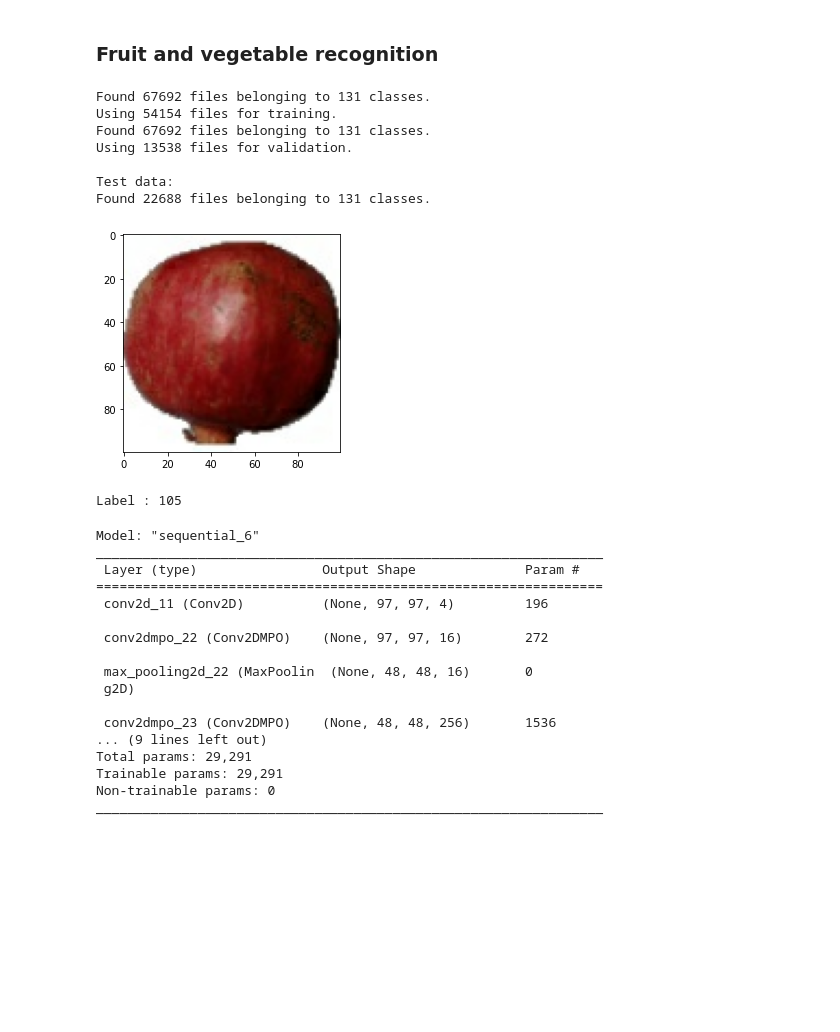
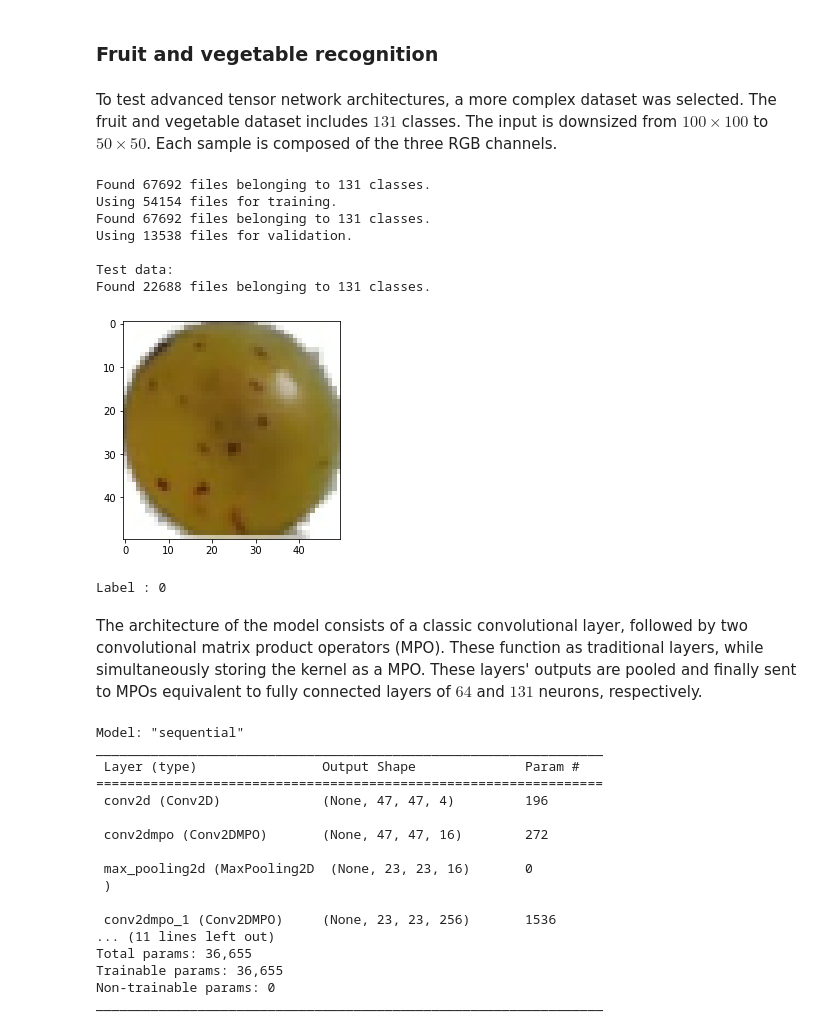
Before and after one commit to jtfreitas/QInfo_Final, a Jupyter notebook: final_nb.ipynb, the cells around one changed output. Saved outputs shown, nothing was run; the diff lists cells and outputs as text; code cells hidden in the pictures; blank space fills up the shorter version.

```diff
--- a/final_nb.ipynb
+++ b/final_nb.ipynb
@@ -241,5 +255,7 @@ show_conf_matrix(conf_matrix, "Test data", dpi=160, tight_layout='pad')
 # %% [markdown]
 ### Fruit and vegetable recognition
+# %% [markdown]
+To test advanced tensor network architectures, a more complex dataset was selected. The fruit and vegetable dataset includes $131$ classes. The input is downsized from $100 \times 100$ to $50 \times 50$. Each sample is composed of the three RGB channels.
 # %%
 train_dir = os.getcwd() + "/fruits360/Training"
 test_dir  = os.getcwd() + "/fruits360/Test"
@@ -293,21 +279,20 @@ Found 22688 files belonging to 131 classes.
 # %%
 normalization_layer = tf.keras.layers.Rescaling(1./255)
 
 normalized_ds_train = train_ds.map(lambda x, y: (normalization_layer(x), y))
 image_batch_train, labels_batch_train = next(iter(normalized_ds_train))
 
-normalized_ds_val = val_ds.map(lambda x, y: (normalization_layer(x), y))
-image_batch_val, labels_batch_val = next(iter(normalized_ds_val))
+first_image = image_batch_train
+in_shape_fruits = image_batch_train.shape
 
-first_image = image_batch_train[0]
-in_shape = first_image.shape
-
-plt.imshow(first_image)
+plt.imshow()
 plt.show()
 print(f"Label : {np.argmax(labels_batch_train[0])}")
 # %% [output]
-[figure, old version]
+[figure, new version]
-Label : 105
+Label : 0
+# %% [markdown]
+The architecture of the model consists of a classic convolutional layer, followed by two convolutional matrix product operators (MPO). These function as traditional layers, while simultaneously storing the kernel as a MPO. These layers' outputs are pooled and finally sent to MPOs equivalent to fully connected layers of $64$ and $131$ neurons, respectively.
 # %%
 #Building the tensor network
 
@@ -315,20 +300,20 @@ tn_reg_dense = regularizers.l2(1e-5)
 tn_reg_conv  = regularizers.l2(1e-5)
 
 tn_convolutional_model = tf.keras.Sequential([
-  Input((in_shape)),
+  Input((in_shape_fruits)),
   Conv2D(4, kernel_size=4),
   Conv2DMPO(16, data_format = "channels_last", kernel_size=2, num_nodes=2, bond_dim=8, activation="relu", activity_regularizer = tn_reg_conv),
   MaxPooling2D(pool_size=(2,2)),
   Conv2DMPO(256, data_format = "channels_last", kernel_size=2, num_nodes=4, bond_dim=8, activation="relu", activity_regularizer = tn_reg_conv),
   MaxPooling2D(pool_size=(2,2)),
-  # Conv2DMPO(256, data_format = "channels_last", kernel_size=2, num_nodes=4, bond_dim=8, activation="relu"),
   fruit_TN1(bond_dim = 5, activity_regularizer = tn_reg_dense),
-  fruit_TN2(bond_dim = 1, activity_regularizer = tn_reg_dense),
+  tf.keras.layers.Dropout(0.5, name='dropout1'),
+  fruit_TN2(bond_dim = 4, activity_regularizer = tn_reg_dense),
   ])
 
 tn_convolutional_model.summary()
 
-lr_schedule = optimizers.schedules.ExponentialDecay(0.01, 800, 0.1)
+lr_schedule = optimizers.schedules.ExponentialDecay(0.01, 800, 0.5)
 #The loss was blowing up, meaning the training was reaching a point where
 #the learning rate was too large, so I wrote it with a schedule which makes it
 #decay to 10% every 500 training steps (batch runs)
@@ -337,21 +322,21 @@ lr_schedule = optimizers.schedules.ExponentialDecay(0.01, 800, 0.1)
 opt = optimizers.Adam(learning_rate = lr_schedule, amsgrad=True)
 tn_convolutional_model.compile(optimizer = opt, loss = 'categorical_crossentropy', metrics = ['Precision'])
 # %% [output]
-Model: "sequential_6"
+Model: "sequential"
 _________________________________________________________________
  Layer (type)                Output Shape              Param #
 =================================================================
- conv2d_11 (Conv2D)          (None, 97, 97, 4)         196
+ conv2d (Conv2D)             (None, 47, 47, 4)         196
 
- conv2dmpo_22 (Conv2DMPO)    (None, 97, 97, 16)        272
+ conv2dmpo (Conv2DMPO)       (None, 47, 47, 16)        272
 
- max_pooling2d_22 (MaxPoolin  (None, 48, 48, 16)       0
- g2D)
+ max_pooling2d (MaxPooling2D  (None, 23, 23, 16)       0
+ )
 
- conv2dmpo_23 (Conv2DMPO)    (None, 48, 48, 256)       1536
-... (9 lines left out)
-Total params: 29,291
-Trainable params: 29,291
+ conv2dmpo_1 (Conv2DMPO)     (None, 23, 23, 256)       1536
+... (11 lines left out)
+Total params: 36,655
+Trainable params: 36,655
 Non-trainable params: 0
 _________________________________________________________________
 # %%
```
Also changed, not shown: parts of 28 cells of this notebook, 1 other file.
